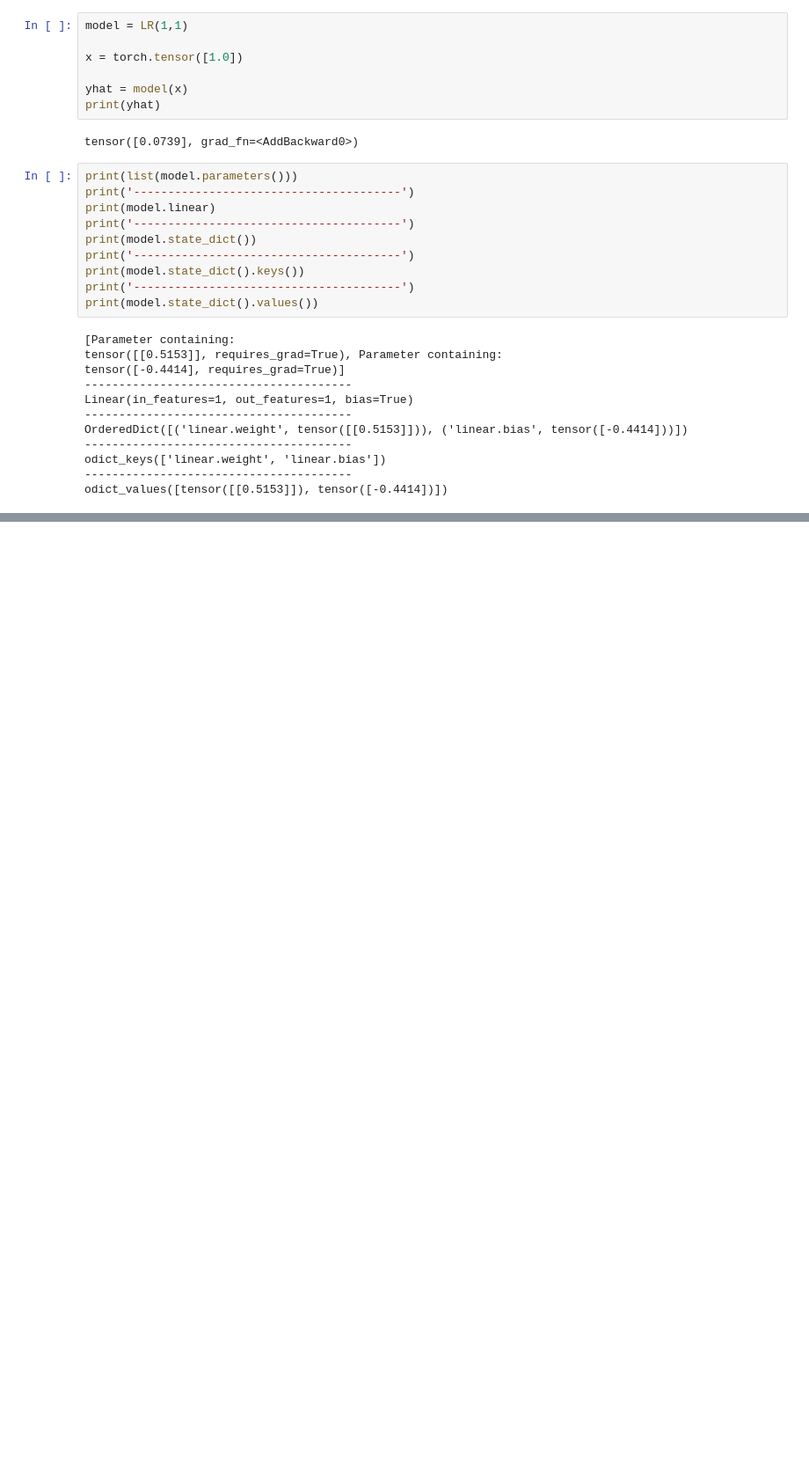
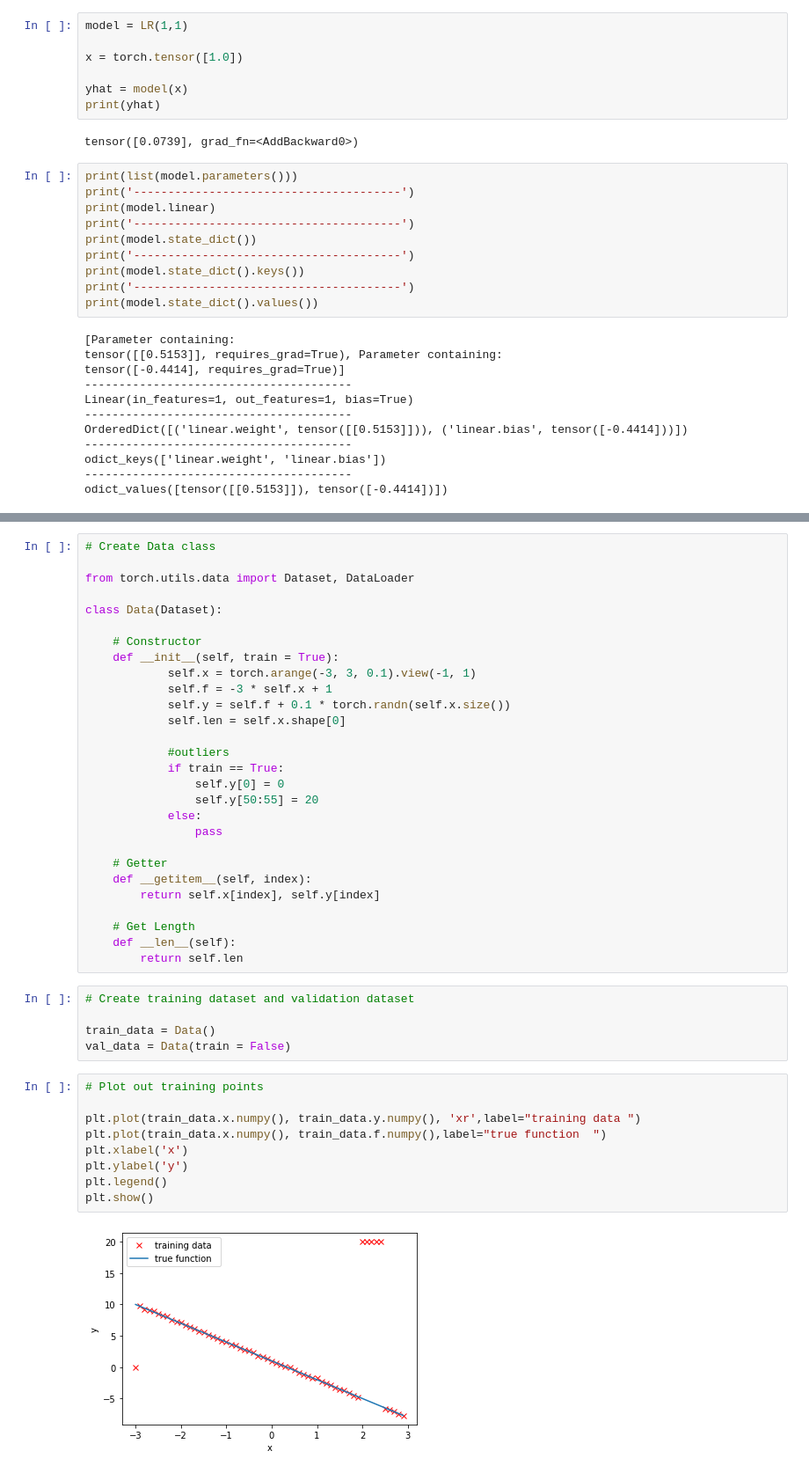
Before and after one commit to ramkumarr02/PyTorch-Basics, a Jupyter notebook: PyTorch_Basics.ipynb, the cells around one changed output, grey strips where cells are left out. Shown at 88% size. Saved outputs shown, nothing was run; the diff lists cells and outputs as text; blank space fills up the shorter version.

```diff
--- a/PyTorch_Basics.ipynb
+++ b/PyTorch_Basics.ipynb
@@ -838,0 +920,44 @@ odict_values([tensor([[0.5153]]), tensor([-0.4414])])
+# %%
+# Create Data class
+
+from torch.utils.data import Dataset, DataLoader
+
+class Data(Dataset):
+
+    # Constructor
+    def __init__(self, train = True):
+            self.x = torch.arange(-3, 3, 0.1).view(-1, 1)
+            self.f = -3 * self.x + 1
+            self.y = self.f + 0.1 * torch.randn(self.x.size())
+            self.len = self.x.shape[0]
+
+            #outliers
+            if train == True:
+                self.y[0] = 0
+                self.y[50:55] = 20
+            else:
+                pass
+
+    # Getter
+    def __getitem__(self, index):
+        return self.x[index], self.y[index]
+
+    # Get Length
+    def __len__(self):
+        return self.len
+# %%
+# Create training dataset and validation dataset
+
+train_data = Data()
+val_data = Data(train = False)
+# %%
+# Plot out training points
+
+plt.plot(train_data.x.numpy(), train_data.y.numpy(), 'xr',label="training data ")
+plt.plot(train_data.x.numpy(), train_data.f.numpy(),label="true function  ")
+plt.xlabel('x')
+plt.ylabel('y')
+plt.legend()
+plt.show()
+# %% [output]
+[figure, added]
```
Also changed, not shown: parts of 47 cells of this notebook.
